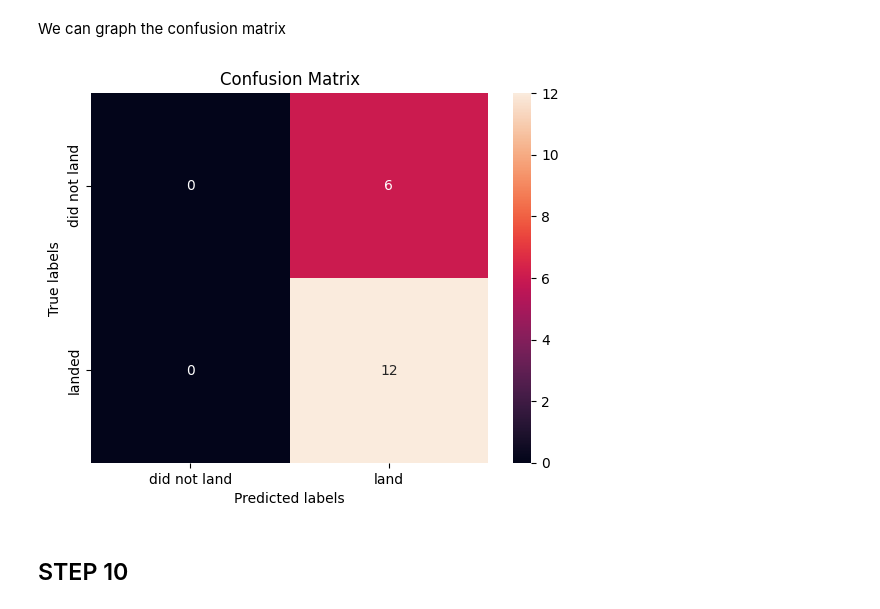
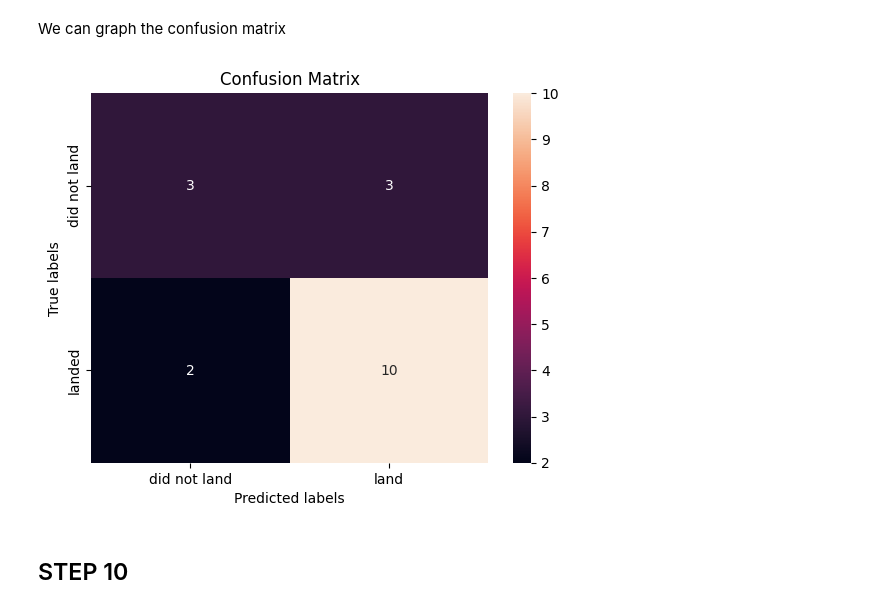
Before and after one commit to flavioaguirre/datascience_capstone, a Jupyter notebook: notebooks/modules/4_modeling/4.1_spacex_machine_learning_prediction.ipynb, the cells around one changed output. Drawn from its saved outputs; the diff is of its cells as text; code cells hidden in the pictures.

```diff
--- a/notebooks/modules/4_modeling/4.1_spacex_machine_learning_prediction.ipynb
+++ b/notebooks/modules/4_modeling/4.1_spacex_machine_learning_prediction.ipynb
@@ -243,6 +265,6 @@ parameters = {'kernel':('linear', 'rbf','poly', 'sigmoid'),
 svm = SVC()
 # %%
-svm_cv = GridSearchCV(svm, parameters, cv=10)
+svm_cv = GridSearchCV(svm, parameters_svm, cv=10)
 svm_cv.fit(X_train, Y_train)
 # %% [output]
 GridSearchCV(cv=10, estimator=SVC(),
@@ -281,16 +308,18 @@ plot_confusion_matrix(Y_test,yhat)
 # %% [markdown]
 We create a decision tree classifier object and then a <code>GridSearchCV</code> and <code>tree_cv</code> object with cv = 10. We will tune the object to find the best parameters from the <code>parameters</code> dictionary.
 # %%
-parameters = {'criterion': ['gini', 'entropy'],
+parameters_tree = {
+     'criterion': ['gini', 'entropy'],
      'splitter': ['best', 'random'],
      'max_depth': [2*n for n in range(1,10)],
      'max_features': ['sqrt', 'log2'],
      'min_samples_leaf': [1, 2, 4],
-     'min_samples_split': [2, 5, 10]}
+     'min_samples_split': [2, 5, 10]
+}
 
 tree = DecisionTreeClassifier()
 # %%
-tree_cv = GridSearchCV(tree, parameters, cv=10)
+tree_cv = GridSearchCV(tree, parameters_tree, cv=10)
 tree_cv.fit(X_train, Y_train)
 # %% [output]
 GridSearchCV(cv=10, estimator=DecisionTreeClassifier(),
@@ -320,0 +342,5 @@ accuracy score:  0.6666666666666666
+# %%
+best_tree = tree_cv.best_estimator_
+yhat_best_tree = best_tree.predict(X_test)
+accuracy_best_tree = accuracy_score(y_true, yhat_best_tree)
+print(f"Report: {classification_report(y_true, yhat_best_tree)}")
@@ -321,10 +356,9 @@ accuracy score:  0.6666666666666666
 # %% [markdown]
 We can graph the confusion matrix
-# %%
-yhat = tree_cv.predict(X_test)
-plot_confusion_matrix(Y_test,yhat)
-# %% [output]
-[figure, removed]
+# %%
+plot_confusion_matrix(y_true, yhat_best_tree)
+# %% [output]
+[figure, added]
 # %% [markdown]
 ## STEP 10
 # %% [markdown]
```
Also changed, not shown: parts of 36 cells of this notebook.
